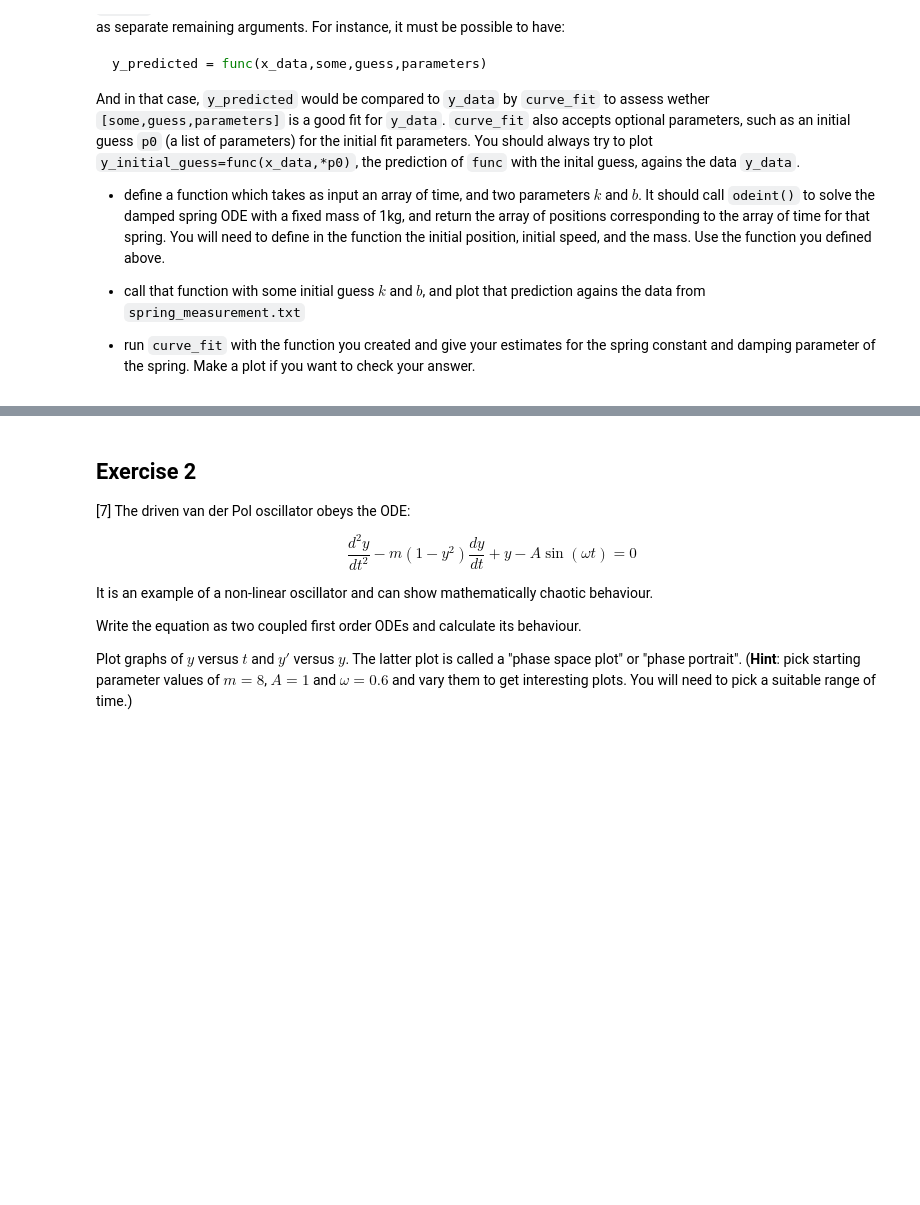
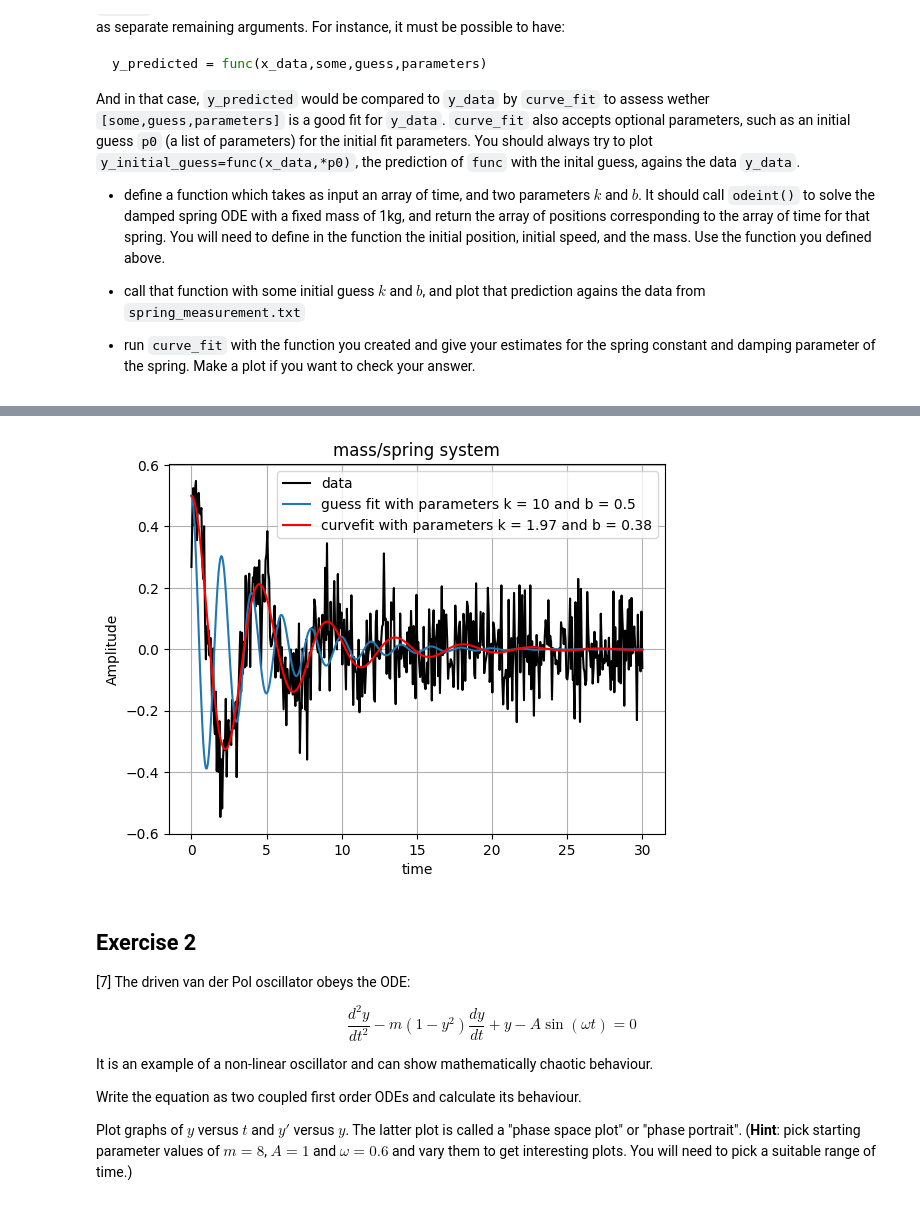
Before and after one commit to PX2145-2025/week-8-b-Dvorak-Gabriel, a Jupyter notebook: ODEs.ipynb, the cells around one changed output, grey strips where cells are left out. Drawn from its saved outputs; the diff is of its cells as text; code cells hidden in the pictures; blank space fills up the shorter version.

```diff
--- a/ODEs.ipynb
+++ b/ODEs.ipynb
@@ -328,3 +344,46 @@ And in that case, `y_predicted` would be compared to `y_data` by `curve_fit` to
+# %%
+import numpy as np
+import matplotlib.pyplot as plt
+from scipy.integrate import odeint
+
+fname1 = 'https://raw.githubusercontent.com/PX2134/data/master/week8/spring_measurement.txt'
+time,position=np.loadtxt(fname1,dtype='f8',skiprows = 1,unpack=True)
+
+def deriv(y, t, k, m, b):
+        return [
+            y[1],                       # dy/dt = velocity
+            -(k/m)*y[0] - (b/m)*y[1]    # dv/dt = -k/m y - b/m v
+        ]
+
+def spring_model(t, k, b):
+    m = 1.0                 # fixed mass
+    yinit = [0.5, 0.0]      # position=0.5 m, speed=0
+
+    # ODE system: y[0] = position, y[1] = velocity
+
+    sol = odeint(deriv, yinit, t, args=(k, m, b))
+    return sol[:,0]
+
+k_guess = 10
+b_guess = 0.5
+p0=[2,0]
+popt, pcov = curve_fit(spring_model,time,position,p0)
+
+plt.plot(time,position,'k-',label='data')
+plt.plot(time,spring_model(time,k_guess,b_guess),'-',label=f'guess fit with parameters k = {k_guess} and b = {b_guess}')
+
+
+plt.plot(time,spring_model(time,*popt),'r-',label=f'curvefit with parameters k = {popt[0]:.2f} and b = {popt[1]:.2f}')
+
+
+plt.xlabel('time')
+plt.ylabel('Amplitude')
+plt.title('mass/spring system')
+plt.legend()
+plt.grid()
+plt.show()
+# %% [output]
+[figure, added]
 # %% [markdown]
 ## Exercise 2
 
```
Also changed, not shown: parts of 5 cells of this notebook.
